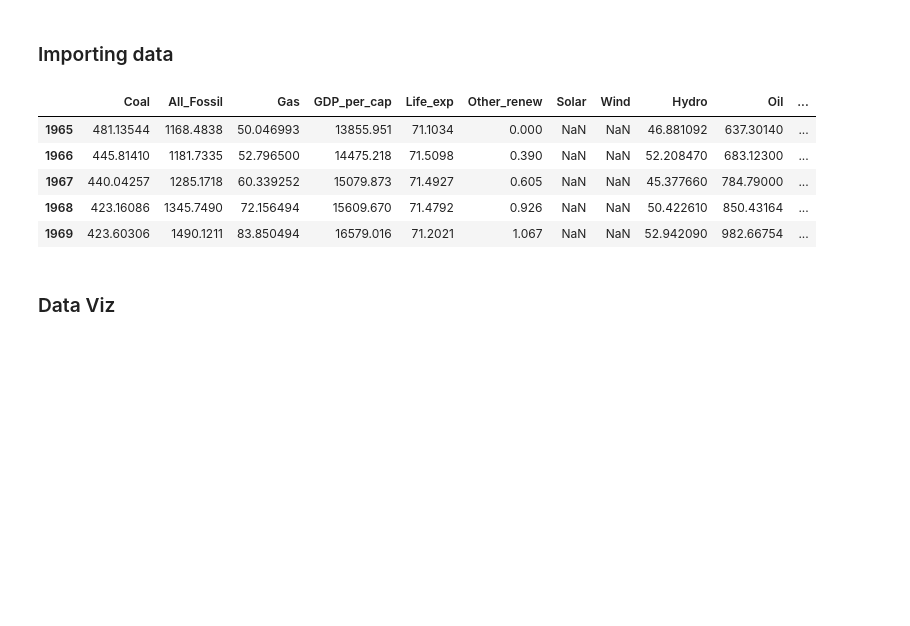
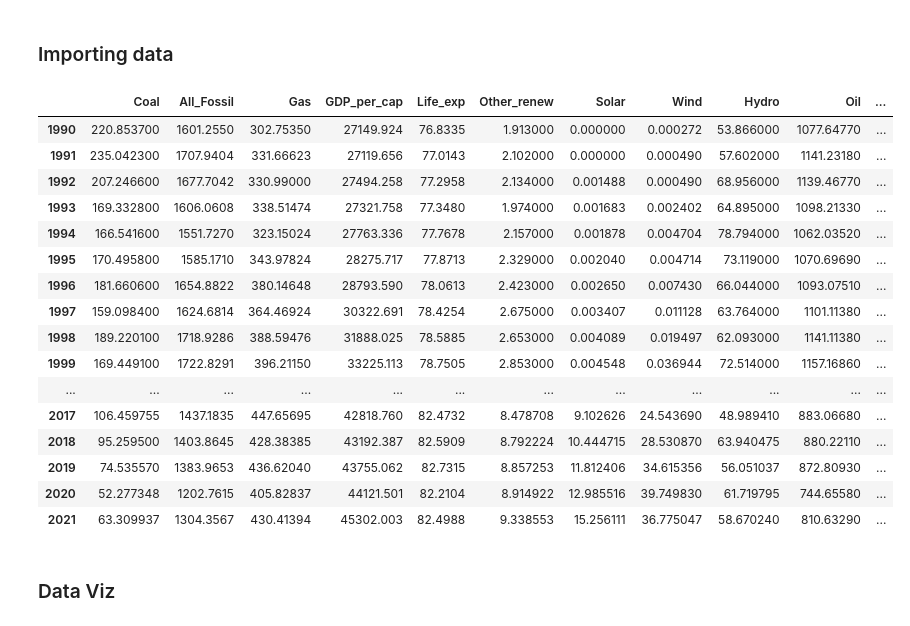
Before and after one commit to heretica/model_factory, a Jupyter notebook: groupe4/Model.ipynb, the cells around one changed output. Drawn from its saved outputs; the diff is of its cells as text; code cells hidden in the pictures; blank space fills up the shorter version.

```diff
--- a/groupe4/Model.ipynb
+++ b/groupe4/Model.ipynb
@@ -8,14 +8,28 @@ import statsmodels.api as sm
 ### Importing data
 # %%
 df = pd.read_csv('../data_files/France_Energy_1965_2021.csv', index_col=0)
-df.head()
+
+df=df.dropna()
+
+df
 # %% [output]
 |  | Coal | All_Fossil | Gas | GDP_per_cap | Life_exp | Other_renew | Solar | Wind | Hydro | Oil | ... |
-| 1965 | 481.13544 | 1168.4838 | 50.046993 | 13855.951 | 71.1034 | 0.000 | NaN | NaN | 46.881092 | 637.30140 | ... |
-| 1966 | 445.81410 | 1181.7335 | 52.796500 | 14475.218 | 71.5098 | 0.390 | NaN | NaN | 52.208470 | 683.12300 | ... |
-| 1967 | 440.04257 | 1285.1718 | 60.339252 | 15079.873 | 71.4927 | 0.605 | NaN | NaN | 45.377660 | 784.79000 | ... |
-| 1968 | 423.16086 | 1345.7490 | 72.156494 | 15609.670 | 71.4792 | 0.926 | NaN | NaN | 50.422610 | 850.43164 | ... |
-| 1969 | 423.60306 | 1490.1211 | 83.850494 | 16579.016 | 71.2021 | 1.067 | NaN | NaN | 52.942090 | 982.66754 | ... |
+| 1990 | 220.853700 | 1601.2550 | 302.75350 | 27149.924 | 76.8335 | 1.913000 | 0.000000 | 0.000272 | 53.866000 | 1077.64770 | ... |
+| 1991 | 235.042300 | 1707.9404 | 331.66623 | 27119.656 | 77.0143 | 2.102000 | 0.000000 | 0.000490 | 57.602000 | 1141.23180 | ... |
+| 1992 | 207.246600 | 1677.7042 | 330.99000 | 27494.258 | 77.2958 | 2.134000 | 0.001488 | 0.000490 | 68.956000 | 1139.46770 | ... |
+| 1993 | 169.332800 | 1606.0608 | 338.51474 | 27321.758 | 77.3480 | 1.974000 | 0.001683 | 0.002402 | 64.895000 | 1098.21330 | ... |
+| 1994 | 166.541600 | 1551.7270 | 323.15024 | 27763.336 | 77.7678 | 2.157000 | 0.001878 | 0.004704 | 78.794000 | 1062.03520 | ... |
+| 1995 | 170.495800 | 1585.1710 | 343.97824 | 28275.717 | 77.8713 | 2.329000 | 0.002040 | 0.004714 | 73.119000 | 1070.69690 | ... |
+| 1996 | 181.660600 | 1654.8822 | 380.14648 | 28793.590 | 78.0613 | 2.423000 | 0.002650 | 0.007430 | 66.044000 | 1093.07510 | ... |
+| 1997 | 159.098400 | 1624.6814 | 364.46924 | 30322.691 | 78.4254 | 2.675000 | 0.003407 | 0.011128 | 63.764000 | 1101.11380 | ... |
+| 1998 | 189.220100 | 1718.9286 | 388.59476 | 31888.025 | 78.5885 | 2.653000 | 0.004089 | 0.019497 | 62.093000 | 1141.11380 | ... |
+| 1999 | 169.449100 | 1722.8291 | 396.21150 | 33225.113 | 78.7505 | 2.853000 | 0.004548 | 0.036944 | 72.514000 | 1157.16860 | ... |
+| ... | ... | ... | ... | ... | ... | ... | ... | ... | ... | ... | ... |
+| 2017 | 106.459755 | 1437.1835 | 447.65695 | 42818.760 | 82.4732 | 8.478708 | 9.102626 | 24.543690 | 48.989410 | 883.06680 | ... |
+| 2018 | 95.259500 | 1403.8645 | 428.38385 | 43192.387 | 82.5909 | 8.792224 | 10.444715 | 28.530870 | 63.940475 | 880.22110 | ... |
+| 2019 | 74.535570 | 1383.9653 | 436.62040 | 43755.062 | 82.7315 | 8.857253 | 11.812406 | 34.615356 | 56.051037 | 872.80930 | ... |
+| 2020 | 52.277348 | 1202.7615 | 405.82837 | 44121.501 | 82.2104 | 8.914922 | 12.985516 | 39.749830 | 61.719795 | 744.65580 | ... |
+| 2021 | 63.309937 | 1304.3567 | 430.41394 | 45302.003 | 82.4988 | 9.338553 | 15.256111 | 36.775047 | 58.670240 | 810.63290 | ... |
 # %% [markdown]
 ### Data Viz
 # %%
```
Also changed, not shown: parts of 7 cells of this notebook.
